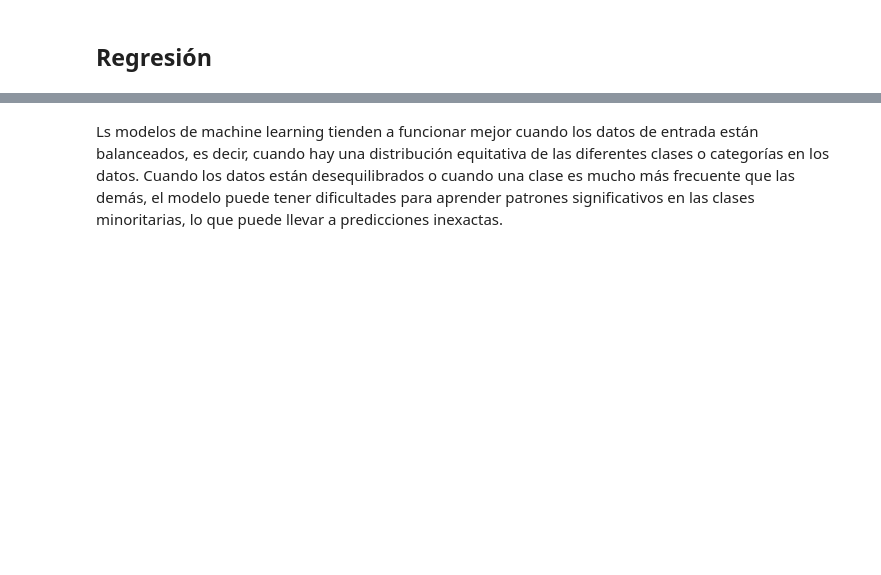
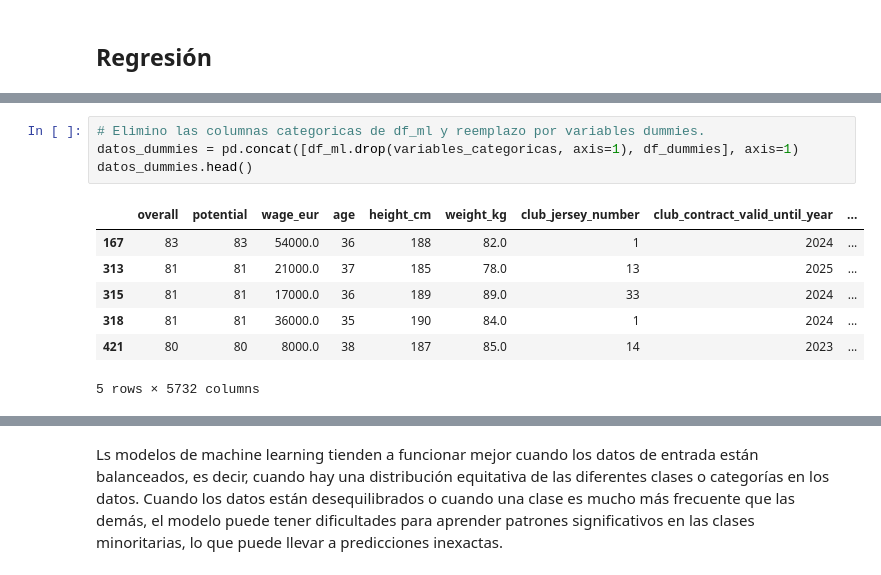
Before and after one commit to MatiasKige/Data-Science-FIFA, a Jupyter notebook: Proyecto FIFA.ipynb, the cells around one changed output, grey strips where cells are left out. Cells and saved outputs as stored; diff of their text form; blank space fills up the shorter version.

```diff
--- a/Proyecto FIFA.ipynb
+++ b/Proyecto FIFA.ipynb
@@ -2479,0 +2506,12 @@ See the caveats in the documentation: https://pandas.pydata.org/pandas-docs/stab
+# %%
+# Elimino las columnas categoricas de df_ml y reemplazo por variables dummies.
+datos_dummies = pd.concat([df_ml.drop(variables_categoricas, axis=1), df_dummies], axis=1)
+datos_dummies.head()
+# %% [output]
+|  | overall | potential | wage_eur | age | height_cm | weight_kg | club_jersey_number | club_contract_valid_until_year | ... |
+| 167 | 83 | 83 | 54000.0 | 36 | 188 | 82.0 | 1 | 2024 | ... |
+| 313 | 81 | 81 | 21000.0 | 37 | 185 | 78.0 | 13 | 2025 | ... |
+| 315 | 81 | 81 | 17000.0 | 36 | 189 | 89.0 | 33 | 2024 | ... |
+| 318 | 81 | 81 | 36000.0 | 35 | 190 | 84.0 | 1 | 2024 | ... |
+| 421 | 80 | 80 | 8000.0 | 38 | 187 | 85.0 | 14 | 2023 | ... |
+5 rows × 5732 columns
```
Also changed, not shown: parts of 24 cells of this notebook.
